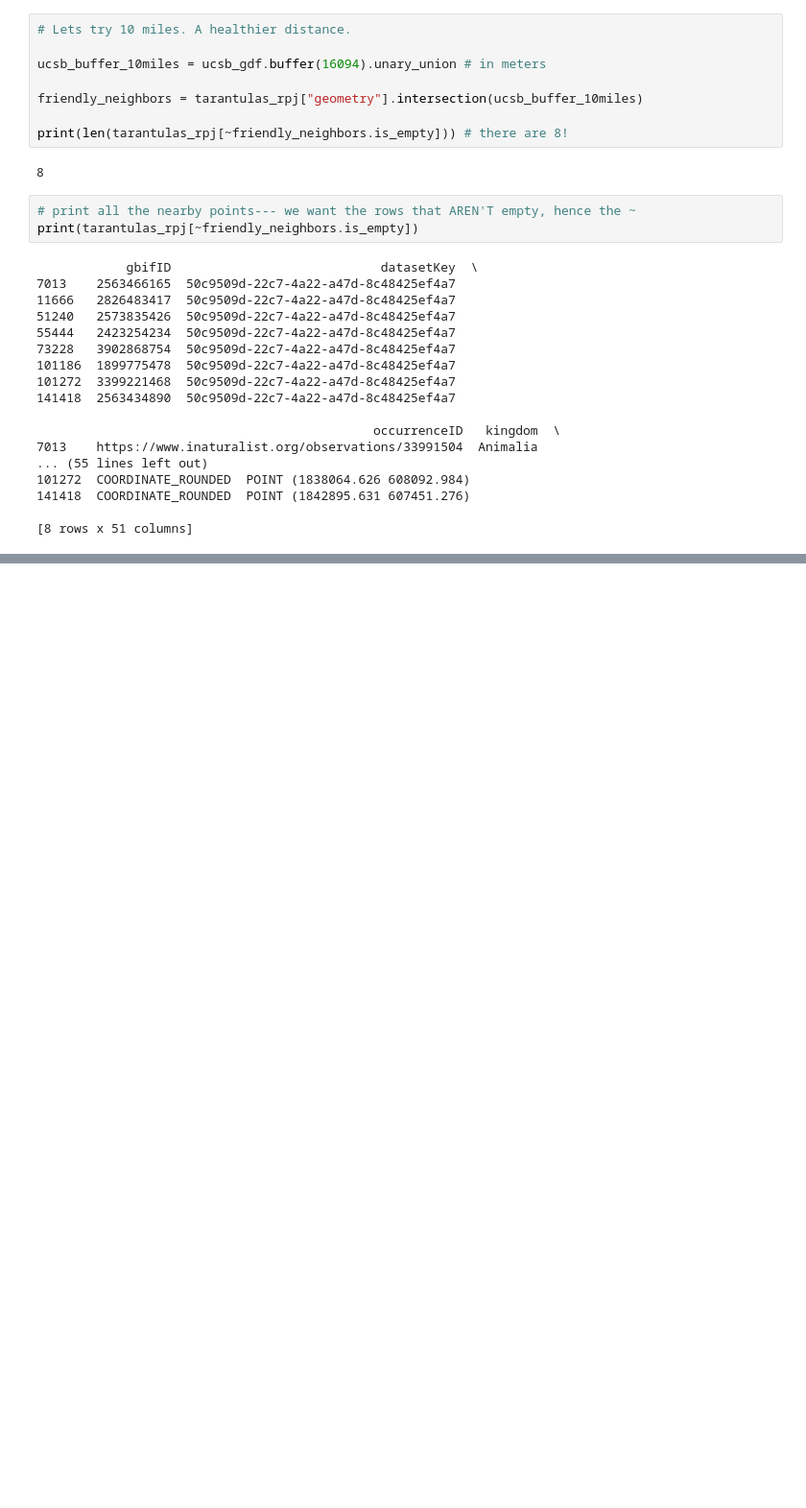
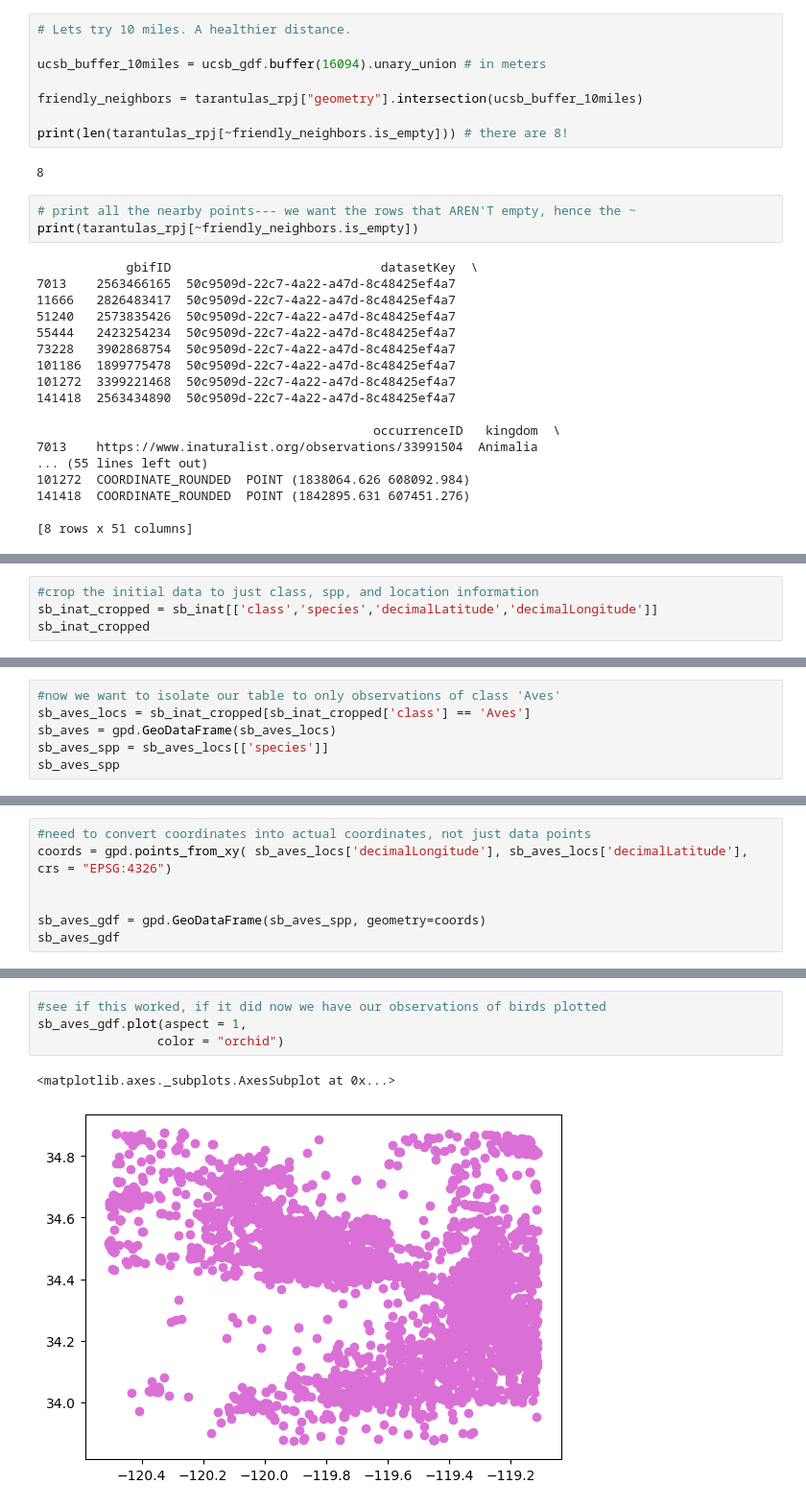
Before and after one commit to erica-bishop/eds220-finalproject, a Jupyter notebook: FINAL_workingcopy.ipynb, the cells around one changed output, grey strips where cells are left out. Shown: that part at 96% size. Drawn from its saved outputs; the diff is of its cells as text; blank space fills up the shorter version.

```diff
--- a/FINAL_workingcopy.ipynb
+++ b/FINAL_workingcopy.ipynb
@@ -299,0 +333,4 @@ print(tarantulas_rpj[~friendly_neighbors.is_empty])
+# %%
+#crop the initial data to just class, spp, and location information
+sb_inat_cropped = sb_inat[['class','species','decimalLatitude','decimalLongitude']]
+sb_inat_cropped
@@ -299,0 +351,6 @@ print(tarantulas_rpj[~friendly_neighbors.is_empty])
+# %%
+#now we want to isolate our table to only observations of class 'Aves'
+sb_aves_locs = sb_inat_cropped[sb_inat_cropped['class'] == 'Aves']
+sb_aves = gpd.GeoDataFrame(sb_aves_locs)
+sb_aves_spp = sb_aves_locs[['species']]
+sb_aves_spp
@@ -299,0 +371,7 @@ print(tarantulas_rpj[~friendly_neighbors.is_empty])
+# %%
+#need to convert coordinates into actual coordinates, not just data points
+coords = gpd.points_from_xy( sb_aves_locs['decimalLongitude'], sb_aves_locs['decimalLatitude'], crs = "EPSG:4326")
+
+
+sb_aves_gdf = gpd.GeoDataFrame(sb_aves_spp, geometry=coords)
+sb_aves_gdf
@@ -299,0 +392,7 @@ print(tarantulas_rpj[~friendly_neighbors.is_empty])
+# %%
+#see if this worked, if it did now we have our observations of birds plotted
+sb_aves_gdf.plot(aspect = 1,
+                color = "orchid")
+# %% [output]
+<matplotlib.axes._subplots.AxesSubplot at 0x...>
+[figure, added]
```
Also changed, not shown: parts of 13 cells of this notebook.
